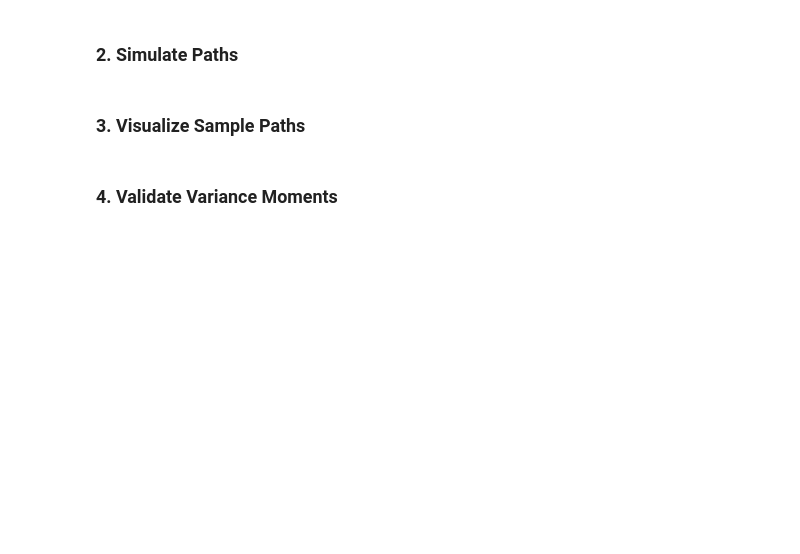
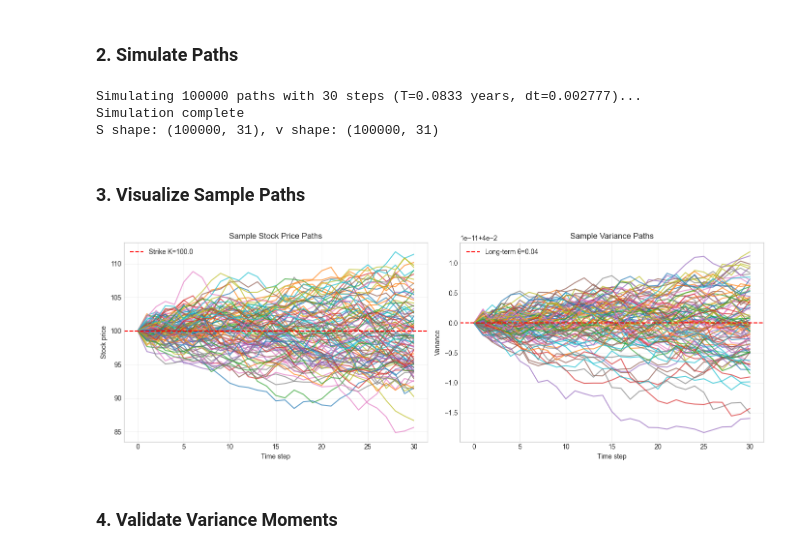
Before and after one commit to abdoulayetraore07/Deep-Robust-LTH, a Jupyter notebook: notebooks/00_data_exploration.ipynb, the cells around one changed output. Drawn from its saved outputs; the diff is of its cells as text; code cells hidden in the pictures; blank space fills up the shorter version.

```diff
--- a/notebooks/00_data_exploration.ipynb
+++ b/notebooks/00_data_exploration.ipynb
@@ -19,7 +19,7 @@ plt.rcParams['figure.figsize'] = (12, 6)
 # %% [markdown]
 ### 1. Load Configuration
 # %%
-config = load_config('../configs/config.yaml')
+config = load_config('../configs/config_sanity.yaml')
 heston_params = config['data']['heston']
 
 print("Heston parameters:")
@@ -34,7 +49,7 @@ print(f"  n_steps: {config['data']['n_steps']}")
 # %%
 simulator = HestonSimulator(heston_params)
 
-n_paths = 10000
+n_paths = 100000
 T = config['data']['T']
 n_steps = config['data']['n_steps']
 dt = T / n_steps
@@ -43,32 +58,38 @@ print(f"Simulating {n_paths} paths with {n_steps} steps (T={T} years, dt={dt:.6f
 S, v = simulator.simulate(n_paths, T, n_steps, seed=42)
 print(f"Simulation complete")
 print(f"S shape: {S.shape}, v shape: {v.shape}")
+# %% [output]
+Simulating 100000 paths with 30 steps (T=0.0833 years, dt=0.002777)...
+Simulation complete
+S shape: (100000, 31), v shape: (100000, 31)
 # %% [markdown]
 ### 3. Visualize Sample Paths
 # %%
 fig, axes = plt.subplots(1, 2, figsize=(14, 5))
 
 # Stock price paths
-axes[0].plot(S[:10].T, alpha=0.7)
+axes[0].plot(S[:100].T, alpha=0.7)
 axes[0].axhline(heston_params['K'], color='red', linestyle='--', label=f'Strike K={heston_params["K"]}')
 axes[0].set_xlabel('Time step')
 axes[0].set_ylabel('Stock price')
 axes[0].set_title('Sample Stock Price Paths')
 axes[0].legend()
 axes[0].grid(True, alpha=0.3)
 
 # Variance paths
-axes[1].plot(v[:10].T, alpha=0.7)
+axes[1].plot(v[:100].T, alpha=0.7)
 axes[1].axhline(heston_params['theta'], color='red', linestyle='--', label=f'Long-term θ={heston_params["theta"]}')
 axes[1].set_xlabel('Time step')
 axes[1].set_ylabel('Variance')
 axes[1].set_title('Sample Variance Paths')
 axes[1].legend()
 axes[1].grid(True, alpha=0.3)
 
 plt.tight_layout()
 plt.savefig('../figures/heston_sample_paths.pdf')
 plt.show()
+# %% [output]
+[figure, added]
 # %% [markdown]
 ### 4. Validate Variance Moments
 # %%
```
Also changed, not shown: parts of 6 cells of this notebook, 9 other files.
